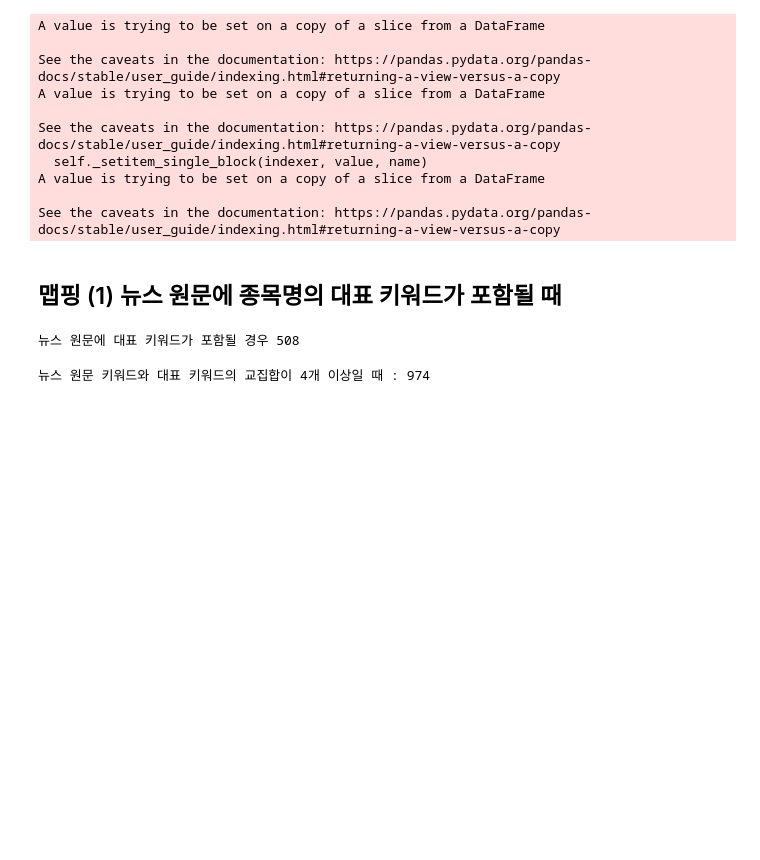
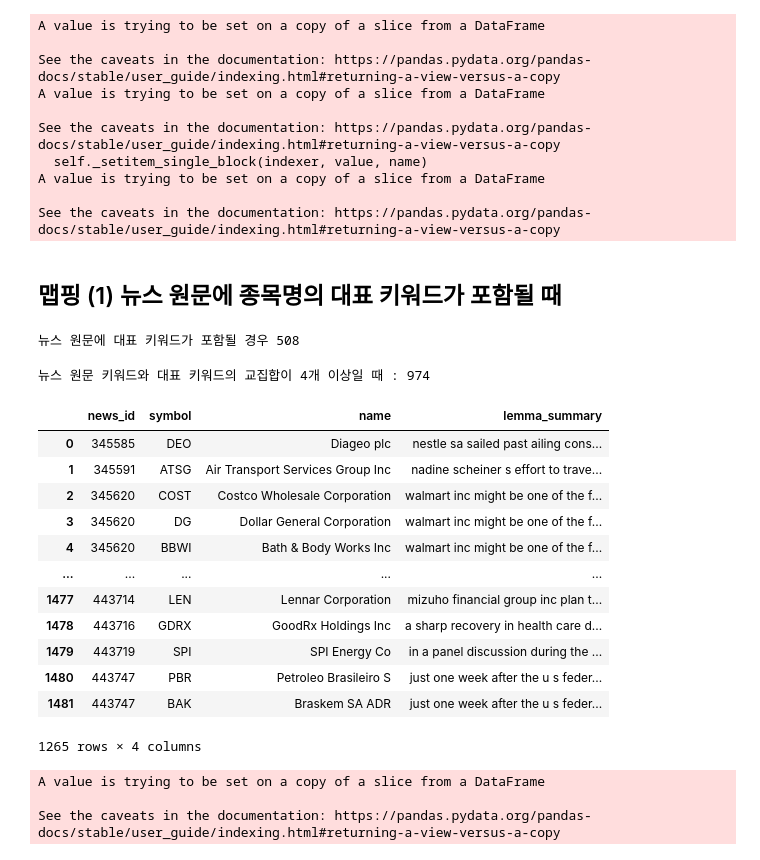
Before and after one commit to yugyeong1/News_raw_data-stock-mapping, a Jupyter notebook: code_organize2.ipynb, the cells around one changed output. Saved outputs shown, nothing was run; the diff lists cells and outputs as text; code cells hidden in the pictures; blank space fills up the shorter version.

Commit message:
business summary

```diff
--- a/code_organize2.ipynb
+++ b/code_organize2.ipynb
@@ -299,7 +293,7 @@ See the caveats in the documentation: https://pandas.pydata.org/pandas-docs/stab
 # 뉴스 원문에 대표 키워드가 포함될 경우 news_id와 symbol 맵핑(lemmatize)
 lemma_tokenize_list = news_raw['lemma_tokenize']
 stock_frequency_keyword_5 = stock_info['stock_frequency_keyword_5'] # 키워드 빈도수로 정렬 후 4개만 담아온 리스트
-mapping_result = pd.DataFrame(columns=['news_id', 'symbol','name','lemma_summary','frequency_5_lemma'])
+mapping_result = pd.DataFrame(columns=['news_id', 'symbol','name','lemma_summary','stock_frequency_keyword_5'])
 
 a = 0
 for i, j in enumerate(lemma_tokenize_list):
@@ -329,3 +323,47 @@ for i,j in enumerate(news_keyword_10):
 print('뉴스 원문 키워드와 대표 키워드의 교집합이 4개 이상일 때 :',len(mapping_result_2))
 # %% [output]
 뉴스 원문 키워드와 대표 키워드의 교집합이 4개 이상일 때 : 974
+# %%
+mapping_result = mapping_result.drop(columns=['stock_frequency_keyword_5'])
+mapping_result_2 = mapping_result_2.drop(columns=['stock_frequency_keyword_5', 'news_keyword_10'])
+mapping_result_final = pd.concat([mapping_result,mapping_result_2], ignore_index=True)
+overlap = mapping_result_final.drop_duplicates(['news_id','symbol'])
+# %%
+overlap
+# %% [output]
+|  | news_id | symbol | name | lemma_summary |
+| 0 | 345585 | DEO | Diageo plc | nestle sa sailed past ailing cons... |
+| 1 | 345591 | ATSG | Air Transport Services Group Inc | nadine scheiner s effort to trave... |
+| 2 | 345620 | COST | Costco Wholesale Corporation | walmart inc might be one of the f... |
+| 3 | 345620 | DG | Dollar General Corporation | walmart inc might be one of the f... |
+| 4 | 345620 | BBWI | Bath & Body Works Inc | walmart inc might be one of the f... |
+| ... | ... | ... | ... | ... |
+| 1477 | 443714 | LEN | Lennar Corporation | mizuho financial group inc plan t... |
+| 1478 | 443716 | GDRX | GoodRx Holdings Inc | a sharp recovery in health care d... |
+| 1479 | 443719 | SPI | SPI Energy Co | in a panel discussion during the ... |
+| 1480 | 443747 | PBR | Petroleo Brasileiro S | just one week after the u s feder... |
+| 1481 | 443747 | BAK | Braskem SA ADR | just one week after the u s feder... |
+1265 rows × 4 columns
+# %%
+yahoo_dataset = pd.read_csv('C:/projectnasdaq/project_test/yahoo_dataset.csv')
+yahoo_dataset['longBusinessSummary'] = 0
+yahoo_dataset['company_info'] = yahoo_dataset['company_info'].fillna("0")
+company_info = yahoo_dataset['company_info']
+
+for i,j in enumerate(company_info):
+    keys =[]
+    values = []
+    company_info_list = j.split(', "')
+    for info_list in company_info_list:
+        pair = info_list.split('":')
+        try:
+            keys.append(pair[0])
+            values.append(pair[1])
+            my_dict = dict(zip(keys, values))
+            BusinessSummary= my_dict.get('longBusinessSummary')
+            yahoo_dataset['longBusinessSummary'][i] = BusinessSummary
+        except IndexError: continue
+# %% [output]
+A value is trying to be set on a copy of a slice from a DataFrame
+
+See the caveats in the documentation: https://pandas.pydata.org/pandas-docs/stable/user_guide/indexing.html#returning-a-view-versus-a-copy
```
Also changed, not shown: parts of 7 cells of this notebook, 1 other file.
